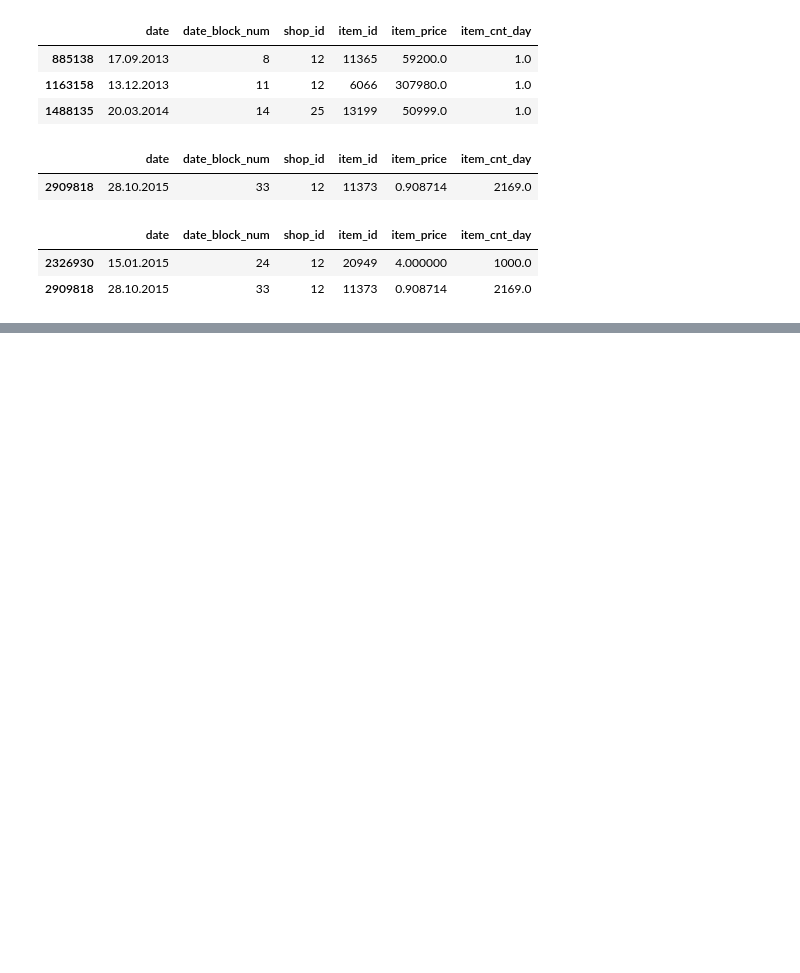
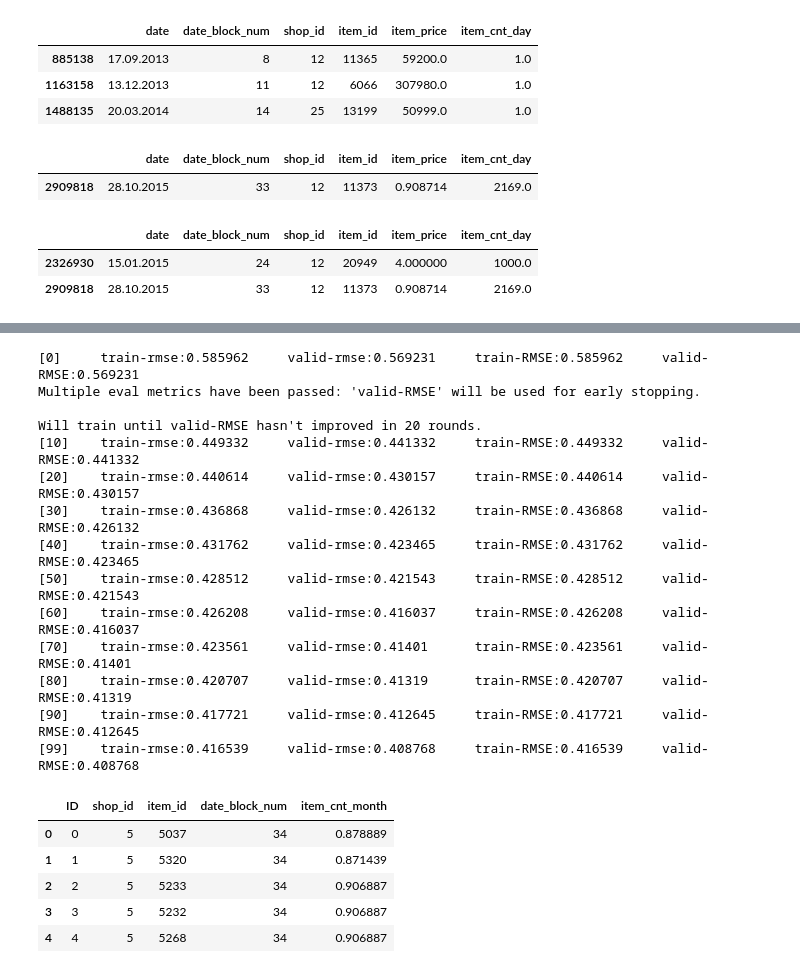
Before and after one commit to helloworld-2013/competitive-data-science, a Jupyter notebook: Final Project.ipynb, the cells around one changed output, grey strips where cells are left out. Drawn from its saved outputs; the diff is of its cells as text; code cells hidden in the pictures; blank space fills up the shorter version.

```diff
--- a/Final Project.ipynb
+++ b/Final Project.ipynb
@@ -55,0 +116,51 @@ train_df[train_df.item_cnt_day>=1000]
+# %%
+def xgb_rmse(preds, y):
+    y = y.get_label()
+    score = np.sqrt(metrics.mean_squared_error(y.clip(0.,20.), preds.clip(0.,20.)))
+    return 'RMSE', score
+
+import xgboost as xgb
+params = {
+    'eta': 0.2,
+    'max_depth': 4,
+    'objective': 'reg:linear',
+    'eval_metric': 'rmse',
+    'seed': 18,
+    'silent': True
+}
+watchlist = [(xgb.DMatrix(x1, y1), 'train'), (xgb.DMatrix(x2, y2), 'valid')]
+xgb_model = xgb.train(
+    params,
+    xgb.DMatrix(x1, y1),
+    100,
+    watchlist,
+    verbose_eval=10,
+    feval=xgb_rmse,
+    maximize=False,
+    early_stopping_rounds=20
+)
+test_df['item_cnt_month'] = xgb_model.predict(
+    xgb.DMatrix(test_df[col]),
+    ntree_limit=xgb_model.best_ntree_limit)
+test_df.head()
+# %% [output]
+[0]     train-rmse:0.585962     valid-rmse:0.569231     train-RMSE:0.585962     valid-RMSE:0.569231
+Multiple eval metrics have been passed: 'valid-RMSE' will be used for early stopping.
+
+Will train until valid-RMSE hasn't improved in 20 rounds.
+[10]    train-rmse:0.449332     valid-rmse:0.441332     train-RMSE:0.449332     valid-RMSE:0.441332
+[20]    train-rmse:0.440614     valid-rmse:0.430157     train-RMSE:0.440614     valid-RMSE:0.430157
+[30]    train-rmse:0.436868     valid-rmse:0.426132     train-RMSE:0.436868     valid-RMSE:0.426132
+[40]    train-rmse:0.431762     valid-rmse:0.423465     train-RMSE:0.431762     valid-RMSE:0.423465
+[50]    train-rmse:0.428512     valid-rmse:0.421543     train-RMSE:0.428512     valid-RMSE:0.421543
+[60]    train-rmse:0.426208     valid-rmse:0.416037     train-RMSE:0.426208     valid-RMSE:0.416037
+[70]    train-rmse:0.423561     valid-rmse:0.41401      train-RMSE:0.423561     valid-RMSE:0.41401
+[80]    train-rmse:0.420707     valid-rmse:0.41319      train-RMSE:0.420707     valid-RMSE:0.41319
+[90]    train-rmse:0.417721     valid-rmse:0.412645     train-RMSE:0.417721     valid-RMSE:0.412645
+[99]    train-rmse:0.416539     valid-rmse:0.408768     train-RMSE:0.416539     valid-RMSE:0.408768
+|  | ID | shop_id | item_id | date_block_num | item_cnt_month |
+| 0 | 0 | 5 | 5037 | 34 | 0.878889 |
+| 1 | 1 | 5 | 5320 | 34 | 0.871439 |
+| 2 | 2 | 5 | 5233 | 34 | 0.906887 |
+| 3 | 3 | 5 | 5232 | 34 | 0.906887 |
+| 4 | 4 | 5 | 5268 | 34 | 0.906887 |
```
Also changed, not shown: parts of 4 cells of this notebook.
